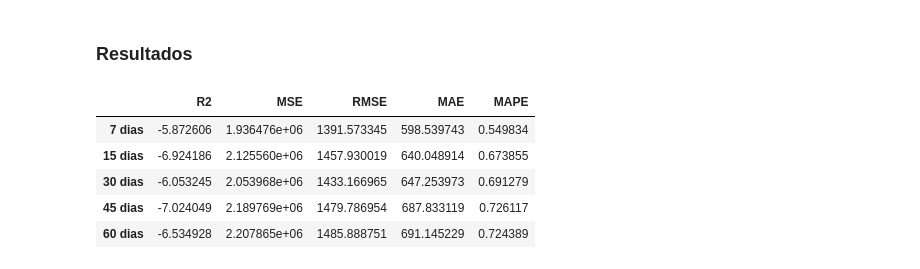
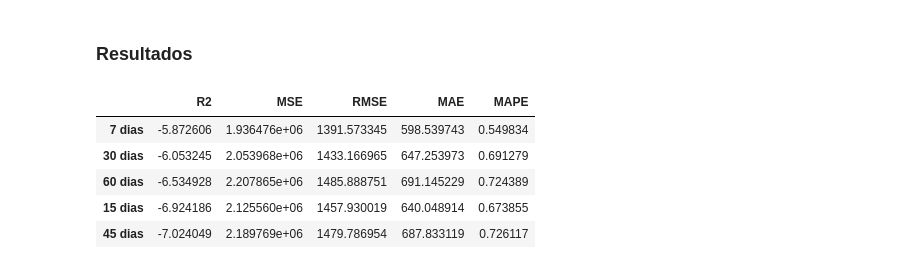
Before and after one commit to bielarnaud/Estudo_dados_de_covid, a Jupyter notebook: Codes/Regressão/KNN.ipynb, the cells around one changed output. Saved outputs shown, nothing was run; the diff lists cells and outputs as text; code cells hidden in the pictures.

```diff
--- a/Codes/Regressão/KNN.ipynb
+++ b/Codes/Regressão/KNN.ipynb
@@ -30,7 +30,7 @@ def get_lags(series, lags):
 # %%
 def apl_model (df_st,n_lags):
 
-    print('Janela Analizada: ', n_lags,'dias\n')
+    print('Janela Analisada: ', n_lags,'dias\n')
 
     X = get_lags(df_st, n_lags)
     y = df_st.reindex(X.index)
@@ -74,13 +74,31 @@ def apl_model (df_st,n_lags):
     print('mae', mae)
     print('mape',  mape)
 
+    #plot precisão com teste
     fig, ax = plt.subplots()
     ax.plot(knn_GS.predict(X_test).flatten(), label='pred')
     ax.plot(y_test.reset_index(drop=True), label='true')
-    plt.title('KNN MODEL')
+    plt.title('Real x Previsto')
     plt.legend()
     plt.show()
 
+    #plot de total com previsão
+    previsao = pd.DataFrame(knn_GS.predict(X_test).flatten(), index = X_test.index)
+    concat = pd.concat([y_train, previsao],axis=1)
+
+    concat.plot(linewidth=2,figsize=(20,7), color=['y','b'])
+    plt.legend(['Real','Previsões'], fontsize=15)
+    plt.xlabel('Período', size=15)
+    plt.title('Previsões X Real',size=15)
+    plt.show();
+
+    fig, ax = plt.subplots()
+    ax.plot(df_st, label='Real', color = 'y')
+    ax.plot(previsao, label='Previsões', linewidth=2, color='b')
+    plt.title('Real x Previsto')
+    plt.legend()
+    plt.show();
+
 
     return r2, mse, rmse, mae, mape
 # %%
@@ -216,12 +205,11 @@ mape 0.7243888225485643
 ### Resultados
 # %%
 df_results = pd.DataFrame(results, columns=('R2', 'MSE', 'RMSE','MAE','MAPE' ), index=('7 dias', '15 dias', '30 dias', '45 dias', '60 dias'))
+df_results.sort_values(by='R2' , ascending = False)
+# %% [output]
+|  | R2 | MSE | RMSE | MAE | MAPE |
+| 7 dias | -5.872606 | 1.936476e+06 | 1391.573345 | 598.539743 | 0.549834 |
+| 30 dias | -6.053245 | 2.053968e+06 | 1433.166965 | 647.253973 | 0.691279 |
+| 60 dias | -6.534928 | 2.207865e+06 | 1485.888751 | 691.145229 | 0.724389 |
+| 15 dias | -6.924186 | 2.125560e+06 | 1457.930019 | 640.048914 | 0.673855 |
+| 45 dias | -7.024049 | 2.189769e+06 | 1479.786954 | 687.833119 | 0.726117 |
-# %%
-df_results
-# %% [output]
-|  | R2 | MSE | RMSE | MAE | MAPE |
-| 7 dias | -5.872606 | 1.936476e+06 | 1391.573345 | 598.539743 | 0.549834 |
-| 15 dias | -6.924186 | 2.125560e+06 | 1457.930019 | 640.048914 | 0.673855 |
-| 30 dias | -6.053245 | 2.053968e+06 | 1433.166965 | 647.253973 | 0.691279 |
-| 45 dias | -7.024049 | 2.189769e+06 | 1479.786954 | 687.833119 | 0.726117 |
-| 60 dias | -6.534928 | 2.207865e+06 | 1485.888751 | 691.145229 | 0.724389 |
```
Also changed, not shown: parts of 1 cell of this notebook, 8 other files.
